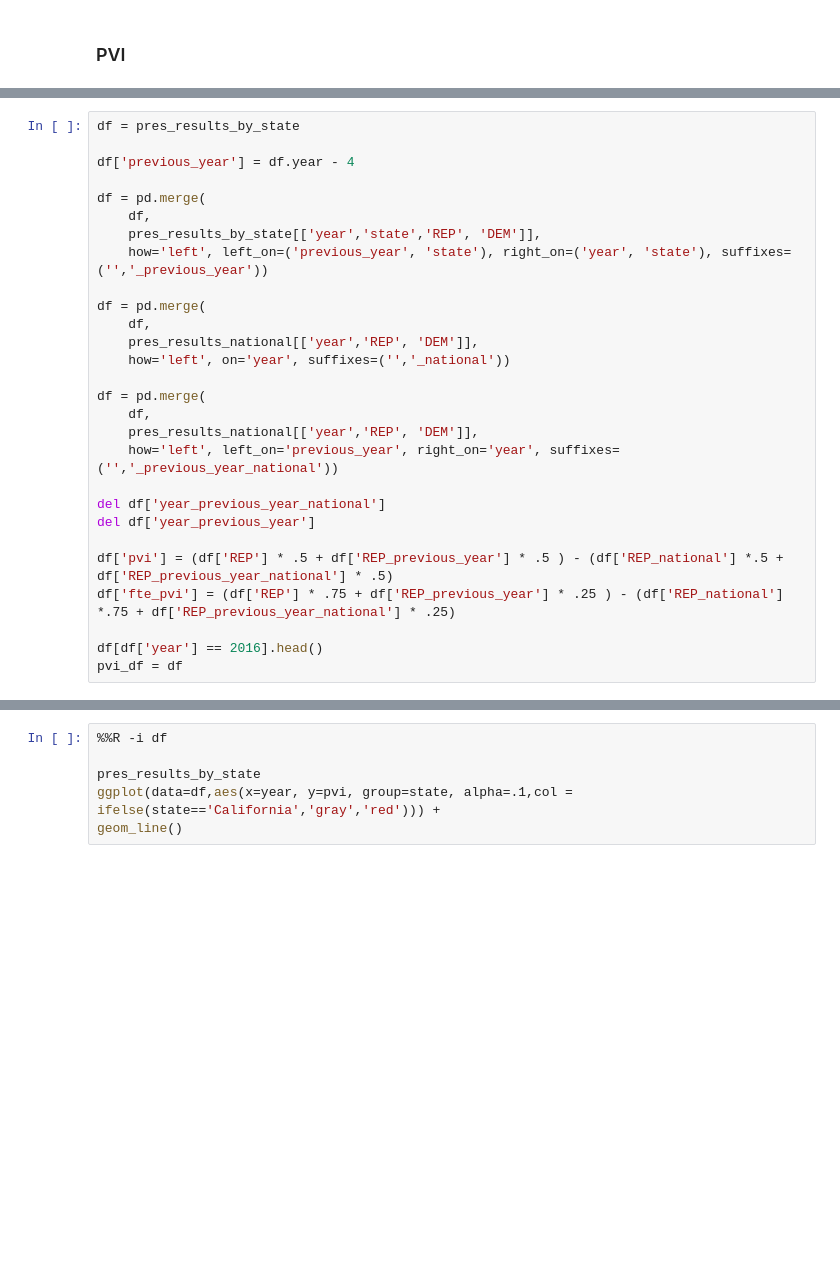
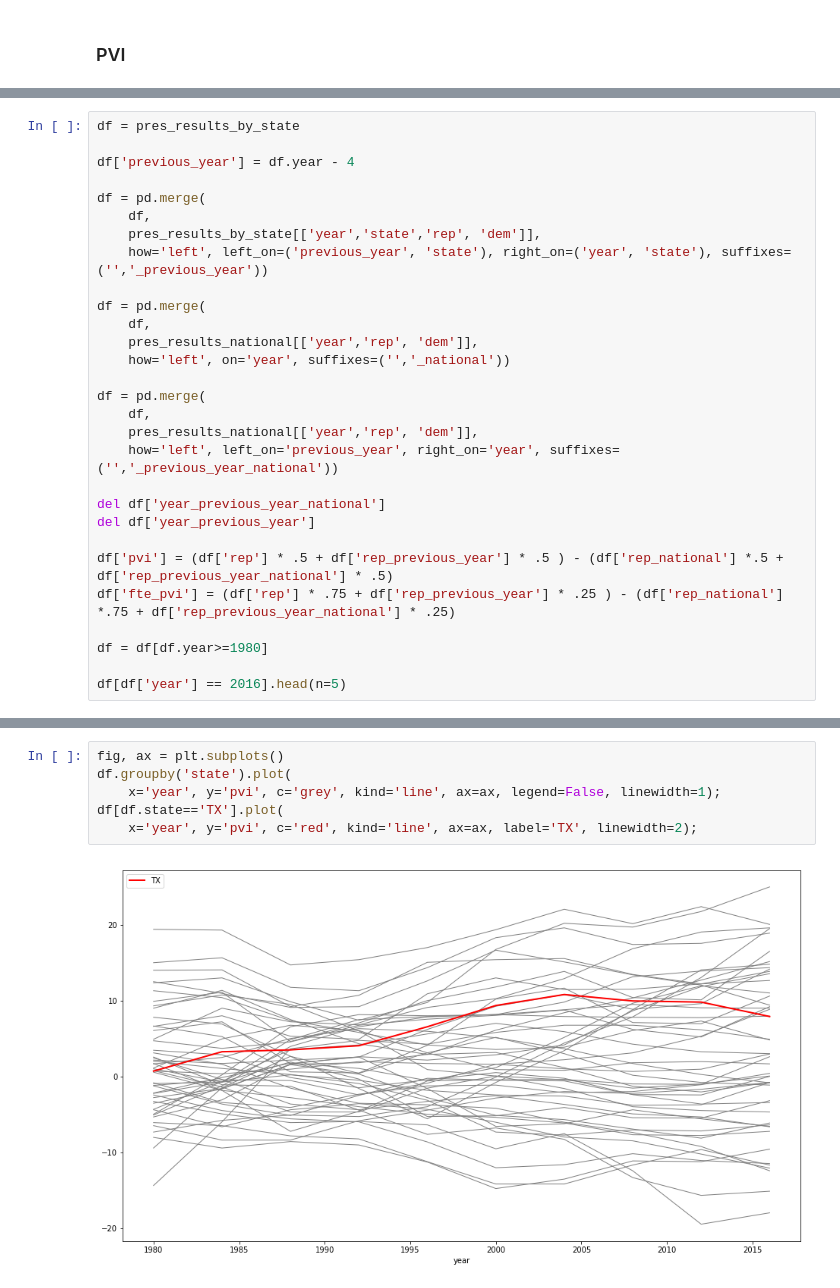
Before and after one commit to dmil/wrangler-polls, a Jupyter notebook: pvi-stuff.ipynb, the cells around one changed output, grey strips where cells are left out. Saved outputs shown, nothing was run; the diff lists cells and outputs as text; blank space fills up the shorter version.

```diff
--- a/pvi-stuff.ipynb
+++ b/pvi-stuff.ipynb
@@ -78,24 +62,25 @@ df['previous_year'] = df.year - 4
 
 df = pd.merge(
     df,
-    pres_results_by_state[['year','state','REP', 'DEM']],
+    pres_results_by_state[['year','state','rep', 'dem']],
     how='left', left_on=('previous_year', 'state'), right_on=('year', 'state'), suffixes=('','_previous_year'))
 
 df = pd.merge(
     df,
-    pres_results_national[['year','REP', 'DEM']],
+    pres_results_national[['year','rep', 'dem']],
     how='left', on='year', suffixes=('','_national'))
 
 df = pd.merge(
     df,
-    pres_results_national[['year','REP', 'DEM']],
+    pres_results_national[['year','rep', 'dem']],
     how='left', left_on='previous_year', right_on='year', suffixes=('','_previous_year_national'))
 
 del df['year_previous_year_national']
 del df['year_previous_year']
 
-df['pvi'] = (df['REP'] * .5 + df['REP_previous_year'] * .5 ) - (df['REP_national'] *.5 + df['REP_previous_year_national'] * .5)
-df['fte_pvi'] = (df['REP'] * .75 + df['REP_previous_year'] * .25 ) - (df['REP_national'] *.75 + df['REP_previous_year_national'] * .25)
+df['pvi'] = (df['rep'] * .5 + df['rep_previous_year'] * .5 ) - (df['rep_national'] *.5 + df['rep_previous_year_national'] * .5)
+df['fte_pvi'] = (df['rep'] * .75 + df['rep_previous_year'] * .25 ) - (df['rep_national'] *.75 + df['rep_previous_year_national'] * .25)
 
-df[df['year'] == 2016].head()
-pvi_df = df
+df = df[df.year>=1980]
+
+df[df['year'] == 2016].head(n=5)
@@ -102,7 +94,9 @@ pvi_df = df
-# %%
-%%R -i df
-
-pres_results_by_state
-ggplot(data=df,aes(x=year, y=pvi, group=state, alpha=.1,col = ifelse(state=='California','gray','red'))) +
-geom_line()
+# %%
+fig, ax = plt.subplots()
+df.groupby('state').plot(
+    x='year', y='pvi', c='grey', kind='line', ax=ax, legend=False, linewidth=1);
+df[df.state=='TX'].plot(
+    x='year', y='pvi', c='red', kind='line', ax=ax, label='TX', linewidth=2);
+# %% [output]
+[figure, added]
 # %% [markdown]
```
Also changed, not shown: parts of 12 cells of this notebook, 2 other files.
